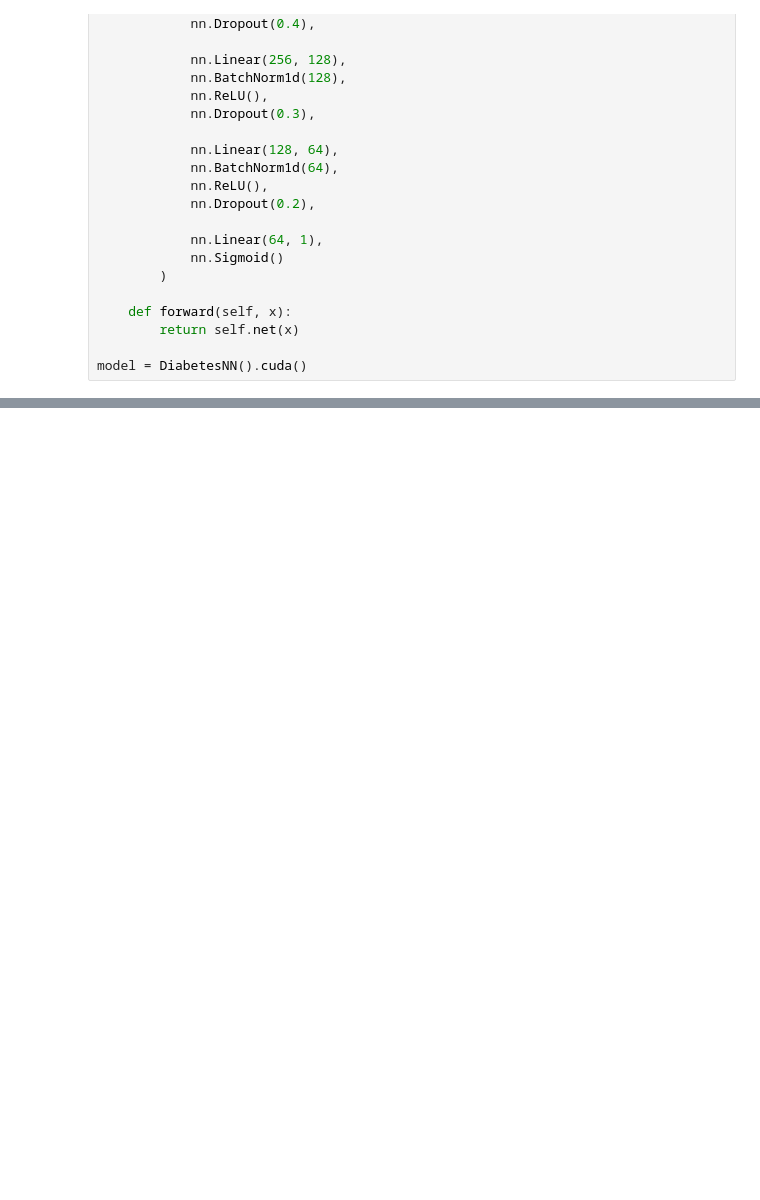
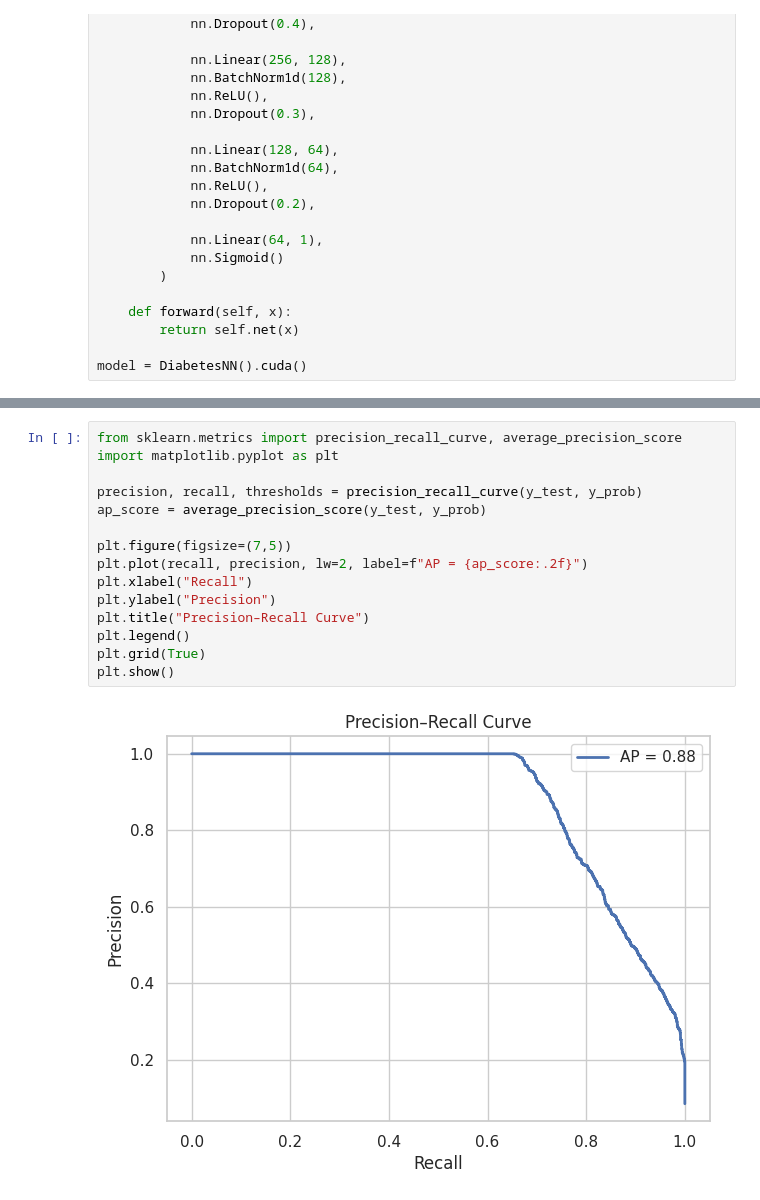
Before and after one commit to rachitkumar2105/Sugar-Sense, a Jupyter notebook: notebook5d483111c1.ipynb, the cells around one changed output, grey strips where cells are left out. Drawn from its saved outputs; the diff is of its cells as text; blank space fills up the shorter version.

```diff
--- a/notebook5d483111c1.ipynb
+++ b/notebook5d483111c1.ipynb
@@ -188,0 +280,17 @@ weighted avg       0.95      0.94      0.94     20000
+# %%
+from sklearn.metrics import precision_recall_curve, average_precision_score
+import matplotlib.pyplot as plt
+
+precision, recall, thresholds = precision_recall_curve(y_test, y_prob)
+ap_score = average_precision_score(y_test, y_prob)
+
+plt.figure(figsize=(7,5))
+plt.plot(recall, precision, lw=2, label=f"AP = {ap_score:.2f}")
+plt.xlabel("Recall")
+plt.ylabel("Precision")
+plt.title("Precision–Recall Curve")
+plt.legend()
+plt.grid(True)
+plt.show()
+# %% [output]
+[figure, added]
```
Also changed, not shown: parts of 12 cells of this notebook.
